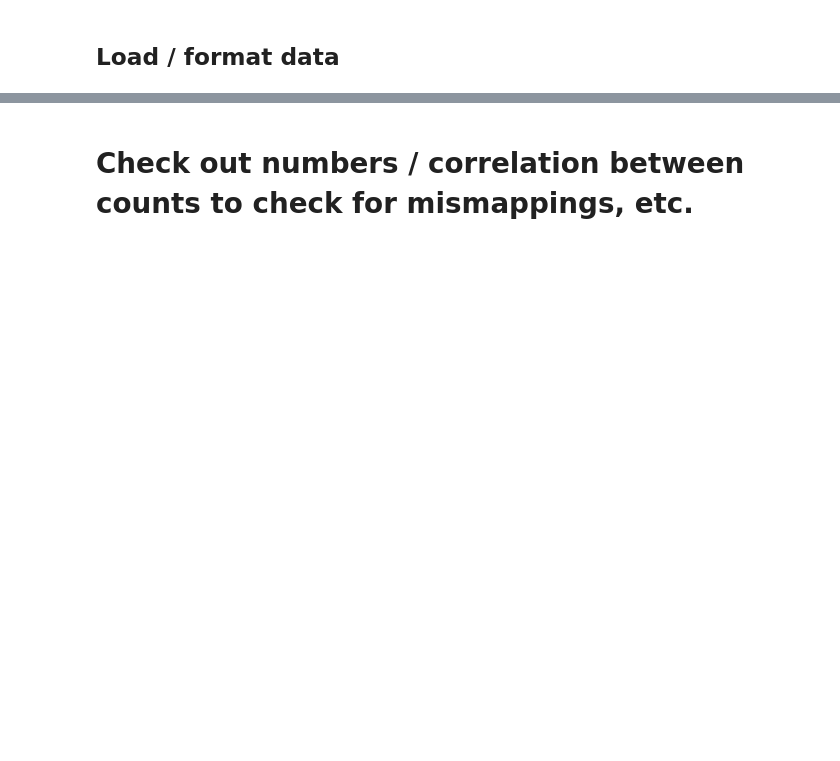
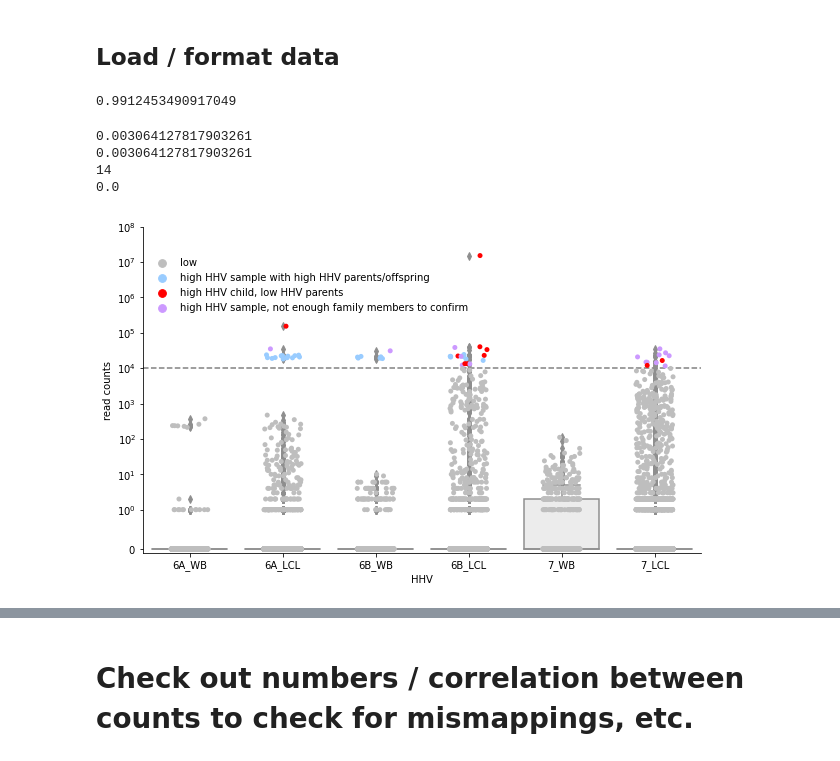
Before and after one commit to briannachrisman/blood_microbiome, a Jupyter notebook: src/viral_integration/herpesviruses.ipynb, the cells around one changed output, grey strips where cells are left out. Drawn from its saved outputs; the diff is of its cells as text; code cells hidden in the pictures; blank space fills up the shorter version.

```diff
--- a/src/viral_integration/herpesviruses.ipynb
+++ b/src/viral_integration/herpesviruses.ipynb
@@ -42,0 +62,56 @@ df_herpesvirus = df_virus[[c for c in df_virus.columns if 'herpesvirus' in c]].c
+# %%
+df_6A = pd.DataFrame(df_herpesvirus[['Human betaherpesvirus 6A']])
+df_6A.columns = ['read counts']
+df_6A['status'] = df_6A['read counts']>10000
+df_6A['labels'] = InheritanceLabels(10000, 'Human betaherpesvirus 6A')
+df_6A['HHV'] = ['6A_' + str(i) for i in bam_mappings.loc[df_herpesvirus.index].bio_seq_source.values]
+
+
+df_6B = pd.DataFrame(df_herpesvirus[['Human betaherpesvirus 6B']])
+df_6B.columns = ['read counts']
+df_6B['status'] = df_6B['read counts']>10000
+df_6B['labels'] = InheritanceLabels(10000, 'Human betaherpesvirus 6B')
+df_6B['HHV'] = ['6B_' + str(i) for i in bam_mappings.loc[df_herpesvirus.index].bio_seq_source.values]
+
+
+df_7 = pd.DataFrame(df_herpesvirus[['Human betaherpesvirus 7']])
+df_7.columns = ['read counts']
+df_7['status'] = df_7['read counts']>10000
+df_7['labels'] = InheritanceLabels(10000, 'Human betaherpesvirus 7')
+df_7['HHV'] = ['7_' + str(i) for i in bam_mappings.loc[df_herpesvirus.index].bio_seq_source.values]
+df_HHV =  pd.concat([df_6A, df_6B, df_7])
+#df_HHV['read counts'] = np.log10(df_HHV['read_counts'] + 1)
+df_HHV = df_HHV[['nan' not in i for i in df_HHV['HHV'].values]]
+# %%
+np.sum(df_6A.labels==df_6B.labels)
+# %% [output]
+0.9912453490917049
+# %%
+print(np.mean(df_6A.labels=='high HHV sample with high HHV parents/offspring'))
+print(np.mean(df_6B.labels=='high HHV sample with high HHV parents/offspring'))
+
+print(np.sum(df_6B.labels=='high HHV sample with high HHV parents/offspring'))
+
+print(np.mean((df_6A.labels=='high HHV sample with high HHV parents/offspring') &
+             (df_6B.labels=='high HHV sample with high HHV parents/offspring')))
+# %% [output]
+0.003064127817903261
+0.003064127817903261
+14
+0.0
+# %%
+f, ax = plt.subplots(figsize=(10,6))
+sns.set_palette(['#BEBEBE', '#99CCFF', '#FF0000', '#CC99FF'])
+sns.stripplot(data =df_HHV, x='HHV', y='read counts', hue='labels', jitter=.2)
+sns.boxplot(data =df_HHV, x='HHV', y='read counts', color='#ECECEC')
+
+plt.yscale('symlog', linthresh=1)
+plt.ylim(-.1,10e7)
+plt.hlines(y=1e4, xmin=-.5, xmax=5.5, color='grey', linestyle='dashed')
+ax.legend(loc='center left', bbox_to_anchor=(0, .82), frameon=False)
+ax.spines['right'].set_visible(False)
+ax.spines['top'].set_visible(False)
+plt.savefig(FIG_DIR + 'iciHHV_read_counts.svg')
+plt.show()
+# %% [output]
+[figure, added]
```
Also changed, not shown: parts of 14 cells of this notebook, 31 other files.
